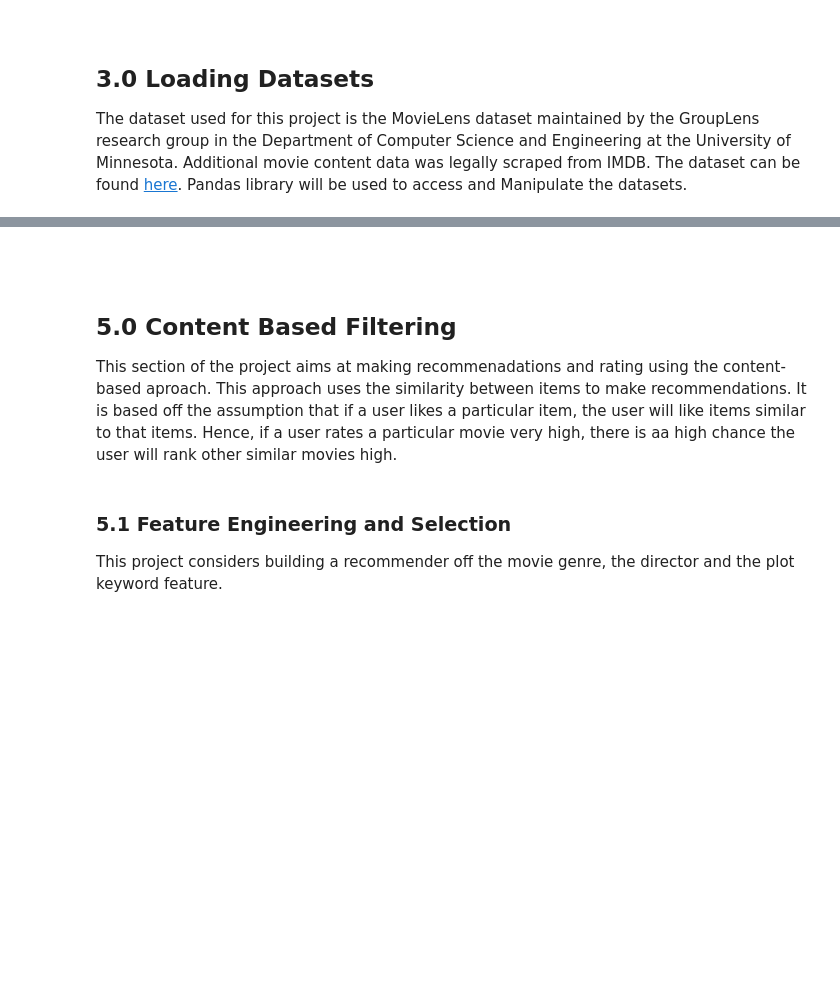
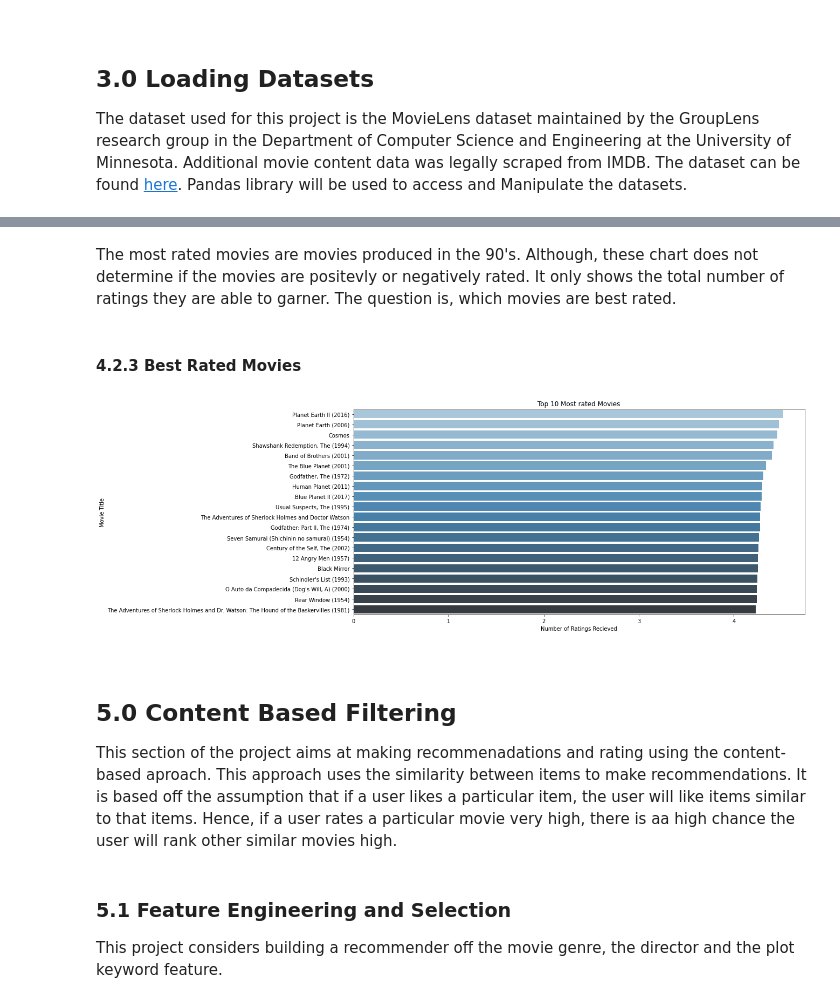
Before and after one commit to chidike10/Movie-Recommender-TeamZF3, a Jupyter notebook: Recommendation_TeamZF3.ipynb, the cells around one changed output, grey strips where cells are left out. Saved outputs shown, nothing was run; the diff lists cells and outputs as text; code cells hidden in the pictures; blank space fills up the shorter version.

```diff
--- a/Recommendation_TeamZF3.ipynb
+++ b/Recommendation_TeamZF3.ipynb
@@ -110,5 +137,33 @@ Exploratory data analysis is an approach to analyzing data sets to summarize the
+# %% [markdown]
+The most rated movies are movies produced in the 90's. Although, these chart does not determine if the movies are positevly or negatively rated. It only shows the total number of ratings they are able to garner. The question is, which movies are best rated.
+# %% [markdown]
+#### 4.2.3 Best Rated Movies
+# %%
+# considering the average rating of movies with 50 votes and above.
+movies_per_rating = dict(Counter(df_rating.movieId))
+required_movies = []
+for key, value in movies_per_rating.items():
+    if value > 50:
+        required_movies.append(key)
+data = df_rating[df_rating['movieId'].isin(required_movies)]
+
+# calculating the average rating
+data = data.groupby('movieId')['rating'].mean().sort_values(ascending=False)[0:20]
+
+# ploting the
+fig, ax = plt.subplots(figsize = (15, 7))
+index = [df_movies[df_movies['movieId'] == x].index for x in data.index]
+titles = [df_movies[df_movies['movieId'] == movieId]['title'].iloc[0] for movieId in data.index]
+sns.barplot(y=titles, x=data.values, ax=ax, palette="Blues_d")
+plt.title('Top 10 Most rated Movies')
+plt.ylabel("Movie Title")
+plt.xlabel("Number of Ratings Recieved")
+plt.show()
+# %% [output]
+[figure, added]
 # %% [markdown]
-<br><br>
+<br>
+
 ## 5.0 Content Based Filtering
 
 
```
Also changed, not shown: parts of 62 cells of this notebook.
